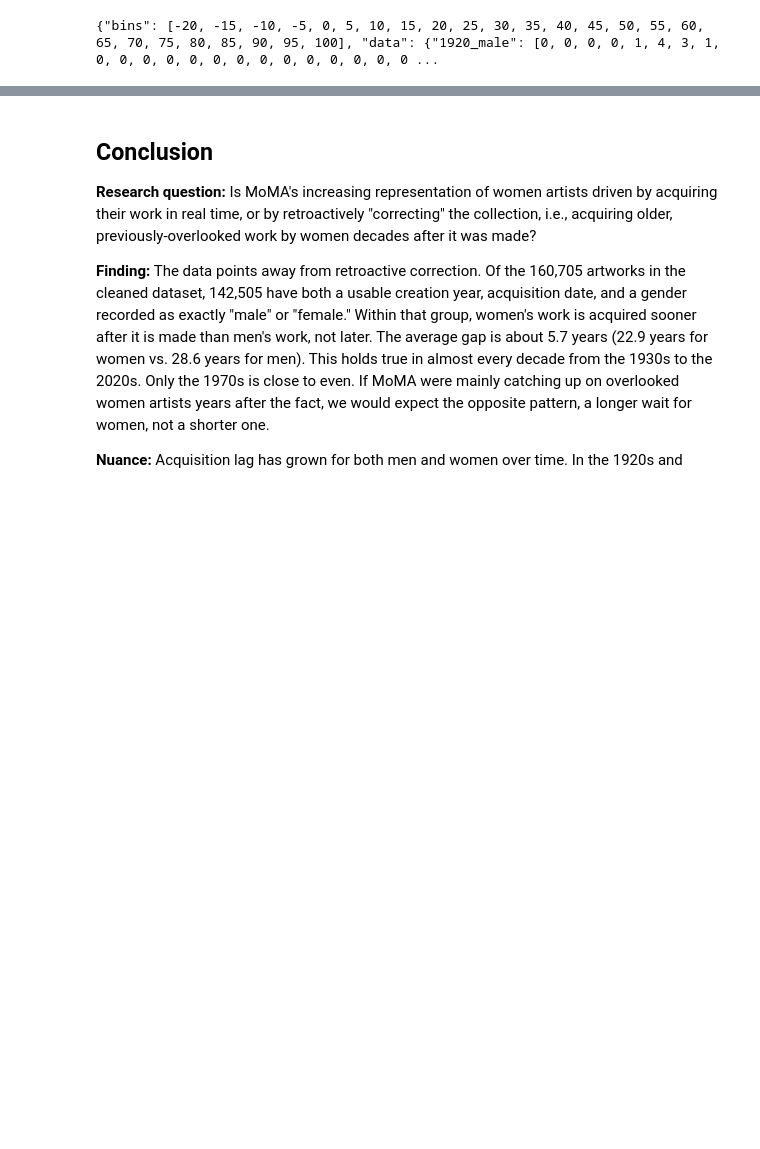
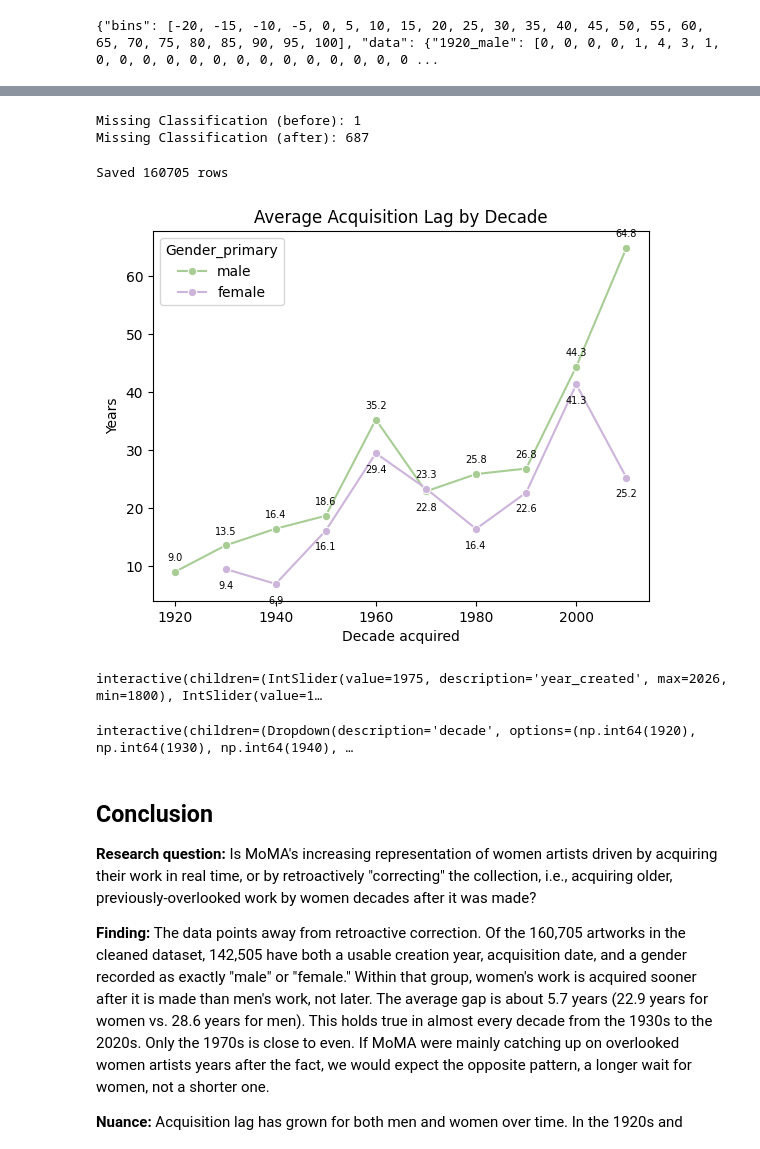
Before and after one commit to ikuznetsova0207/MoMA-Acquisition-Lag, a Jupyter notebook: notebooks/03_gender_acquisition_lag.ipynb, the cells around one changed output, grey strips where cells are left out. Saved outputs shown, nothing was run; the diff lists cells and outputs as text; code cells hidden in the pictures; blank space fills up the shorter version.

Commit message:
Add native visualizations and interactive calculators to analysis notebook

```diff
--- a/notebooks/03_gender_acquisition_lag.ipynb
+++ b/notebooks/03_gender_acquisition_lag.ipynb
@@ -144,9 +150,3 @@ for (decade, gender), group in subset.groupby(['AcquisitionDecade', 'Gender_prim
 print(json.dumps({'bins': bins, 'data': hist_data}))
 # %% [output]
 {"bins": [-20, -15, -10, -5, 0, 5, 10, 15, 20, 25, 30, 35, 40, 45, 50, 55, 60, 65, 70, 75, 80, 85, 90, 95, 100], "data": {"1920_male": [0, 0, 0, 0, 1, 4, 3, 1, 0, 0, 0, 0, 0, 0, 0, 0, 0, 0, 0, 0, 0, 0 ...
-# %%
-with open('lag_histogram.json', 'w') as f:
-    json.dump({'bins': bins, 'data': hist_data}, f)
-
-from google.colab import files
-files.download('lag_histogram.json')
@@ -156,3 +273,66 @@ files.download('lag_histogram.json')
+# %%
+print('Missing Classification (before):',
+df['Classification'].isna().sum()) # measurement 1, before the fix
+
+df['Classification'] = df['Classification'].replace('(not assigned)',
+                                                   np.nan) #the actual fix
+print('Missing Classification (after):',
+df['Classification'].isna().sum()) # measurement 2, after the fix
+# %% [output]
+Missing Classification (before): 1
+Missing Classification (after): 687
+# %%
+df.to_csv('artworks_clean.csv', index=False)
+print('Saved',len(df), 'rows')
+# %% [output]
+Saved 160705 rows
+# %%
+long_data = subset.groupby(['AcquisitionDecade',
+                            'Gender_primary'])['Lag'].mean().reset_index()
+
+sns.lineplot(data = long_data, x = 'AcquisitionDecade',
+             y = 'Lag', hue='Gender_primary',
+             marker = 'o', palette = {'male': '#A7CD95', 'female': '#cdb4db'})
+plt.xlabel('Decade acquired')
+plt.ylabel('Years')
+plt.title('Average Acquisition Lag by Decade')
+
+for _, row in long_data.iterrows():
+  decade = row['AcquisitionDecade']
+  other_gender = 'female' if row['Gender_primary'] == 'male' else 'male'
+  other_value = x.loc[decade,other_gender]
+
+  if pd.isna(other_value) or row['Lag'] >= other_value:
+    offset = 8
+  else: offset = -14
+  plt.annotate(f"{row['Lag']:.1f}", (decade, row['Lag']),
+               textcoords = "offset points", xytext = (0,offset),
+              ha='center', fontsize = 7)
+plt.show()
+# %% [output]
+[figure, added]
+# %%
+def lag_calculator(year_created = 1975, year_acquired = 1990):
+  lag = year_acquired - year_created
+  print(f"Lag = {year_acquired}-{year_created} = {lag} years")
+interact(lag_calculator,year_created = (1800,2026),
+         year_acquired = (1800,2026));
+# %% [output]
+interactive(children=(IntSlider(value=1975, description='year_created', max=2026, min=1800), IntSlider(value=1…
+# %%
+def decade_gap(decade = 2020):
+ male_row = long_data[(long_data['AcquisitionDecade'] == decade) & (long_data['Gender_primary'] == 'male')]
+ female_row = long_data[(long_data['AcquisitionDecade'] == decade) & (long_data['Gender_primary'] == 'female')]
+ male_val = male_row['Lag'].values[0] if len(male_row) > 0 else None
+ female_val = female_row['Lag'].values[0] if len(female_row) > 0 else None
+ if female_val is None:
+   print(f"{decade}s: no female - attributed acquisitions. Male average: {male_val:.1f} years")
+ else:
+  gap = female_val - male_val
+  print(f"{decade}s - Male: {male_val:.1f} yrs,Female: {female_val:.1f} yrs, Gap (F-M): {gap:+.1f} yrs")
+interact(decade_gap, decade = sorted(long_data['AcquisitionDecade'].unique()));
+# %% [output]
+interactive(children=(Dropdown(description='decade', options=(np.int64(1920), np.int64(1930), np.int64(1940), …
 # %% [markdown]
 ## Conclusion
 
```
Also changed, not shown: parts of 15 cells of this notebook.
